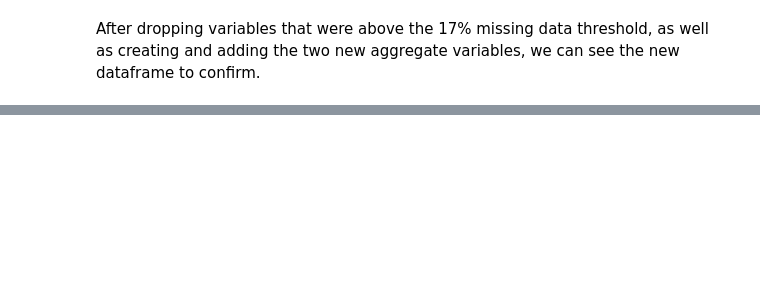
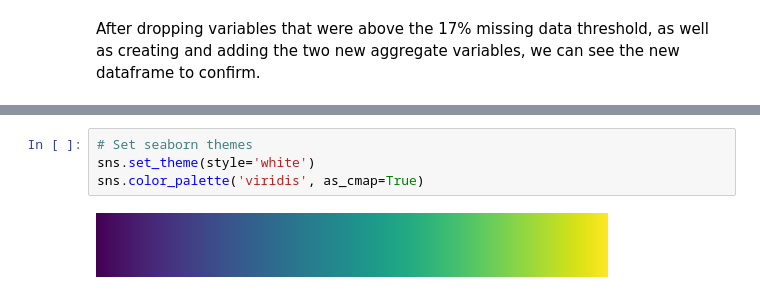
Before and after one commit to kzukeri/portfolio, a Jupyter notebook: Kweli-Final-Project.ipynb, the cells around one changed output, grey strips where cells are left out. Saved outputs shown, nothing was run; the diff lists cells and outputs as text; blank space fills up the shorter version.

```diff
--- a/Kweli-Final-Project.ipynb
+++ b/Kweli-Final-Project.ipynb
@@ -331,3 +347,9 @@ correlation_matrix
 | Total_emissions (KgCO2/Kg) | 0.801875 | 0.574677 | 0.969024 | 0.719673 | ... |
 | Farm Emissions (KgCO2/Kg) | 0.808027 | 0.573658 | 0.968381 | 0.687960 | ... |
 | Post Farm Emissions (KgCO2/Kg) | 0.375585 | 0.348289 | 0.571595 | 0.879808 | ... |
+# %%
+# Set seaborn themes
+sns.set_theme(style='white')
+sns.color_palette('viridis', as_cmap=True)
+# %% [output]
+[figure, added]
```
Also changed, not shown: parts of 14 cells of this notebook.
